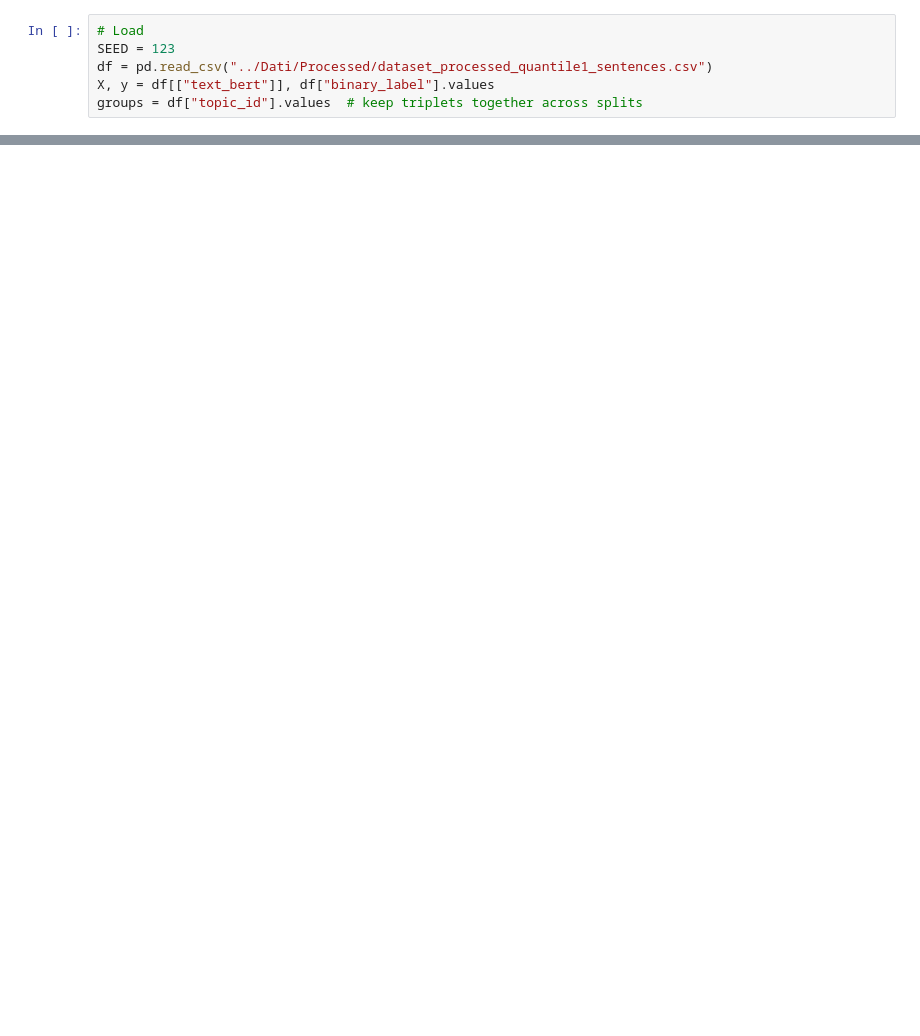
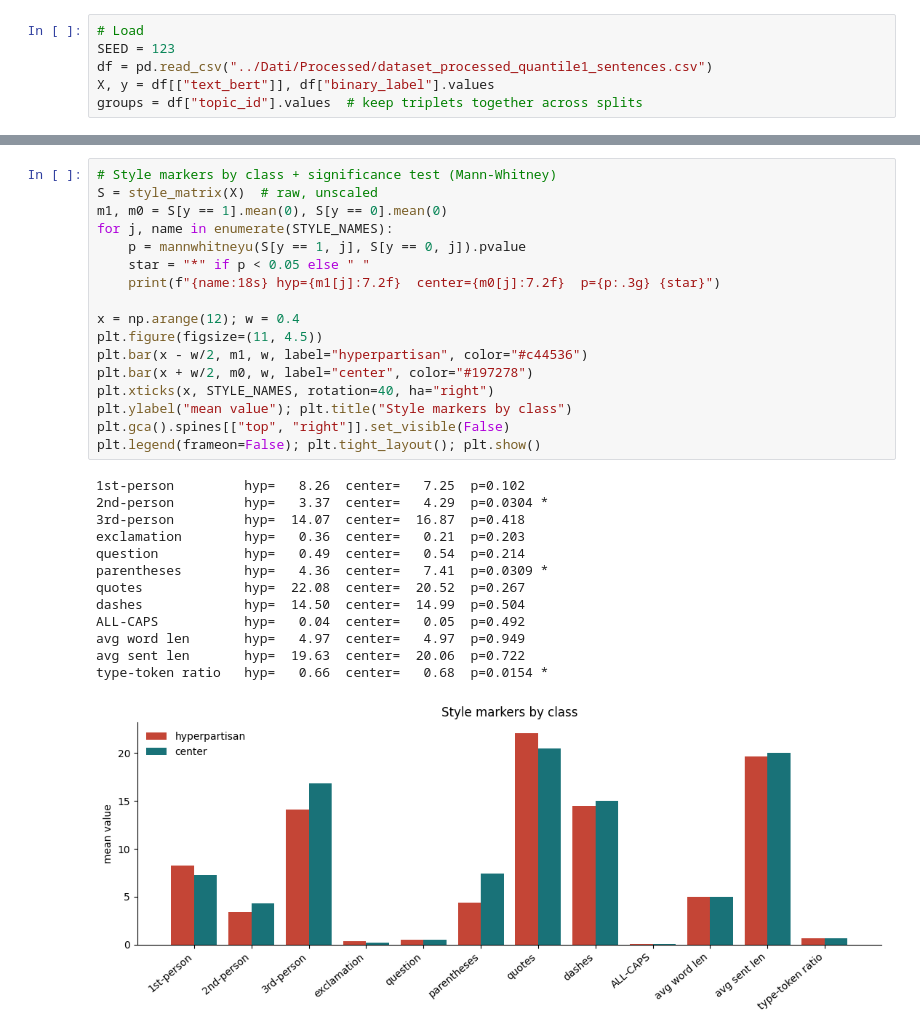
Before and after one commit to WrongMedal/SML_Rebels_G24, a Jupyter notebook: Codice/04_model_SVCipynb.ipynb, the cells around one changed output, grey strips where cells are left out. Saved outputs shown, nothing was run; the diff lists cells and outputs as text; blank space fills up the shorter version.

```diff
--- a/Codice/04_model_SVCipynb.ipynb
+++ b/Codice/04_model_SVCipynb.ipynb
@@ -63,0 +113,31 @@ weighted avg      0.704     0.715     0.706       624
+# %%
+# Style markers by class + significance test (Mann-Whitney)
+S = style_matrix(X)  # raw, unscaled
+m1, m0 = S[y == 1].mean(0), S[y == 0].mean(0)
+for j, name in enumerate(STYLE_NAMES):
+    p = mannwhitneyu(S[y == 1, j], S[y == 0, j]).pvalue
+    star = "*" if p < 0.05 else " "
+    print(f"{name:18s} hyp={m1[j]:7.2f}  center={m0[j]:7.2f}  p={p:.3g} {star}")
+
+x = np.arange(12); w = 0.4
+plt.figure(figsize=(11, 4.5))
+plt.bar(x - w/2, m1, w, label="hyperpartisan", color="#c44536")
+plt.bar(x + w/2, m0, w, label="center", color="#197278")
+plt.xticks(x, STYLE_NAMES, rotation=40, ha="right")
+plt.ylabel("mean value"); plt.title("Style markers by class")
+plt.gca().spines[["top", "right"]].set_visible(False)
+plt.legend(frameon=False); plt.tight_layout(); plt.show()
+# %% [output]
+1st-person         hyp=   8.26  center=   7.25  p=0.102
+2nd-person         hyp=   3.37  center=   4.29  p=0.0304 *
+3rd-person         hyp=  14.07  center=  16.87  p=0.418
+exclamation        hyp=   0.36  center=   0.21  p=0.203
+question           hyp=   0.49  center=   0.54  p=0.214
+parentheses        hyp=   4.36  center=   7.41  p=0.0309 *
+quotes             hyp=  22.08  center=  20.52  p=0.267
+dashes             hyp=  14.50  center=  14.99  p=0.504
+ALL-CAPS           hyp=   0.04  center=   0.05  p=0.492
+avg word len       hyp=   4.97  center=   4.97  p=0.949
+avg sent len       hyp=  19.63  center=  20.06  p=0.722
+type-token ratio   hyp=   0.66  center=   0.68  p=0.0154 *
+[figure, added]
```
Also changed, not shown: parts of 6 cells of this notebook.
